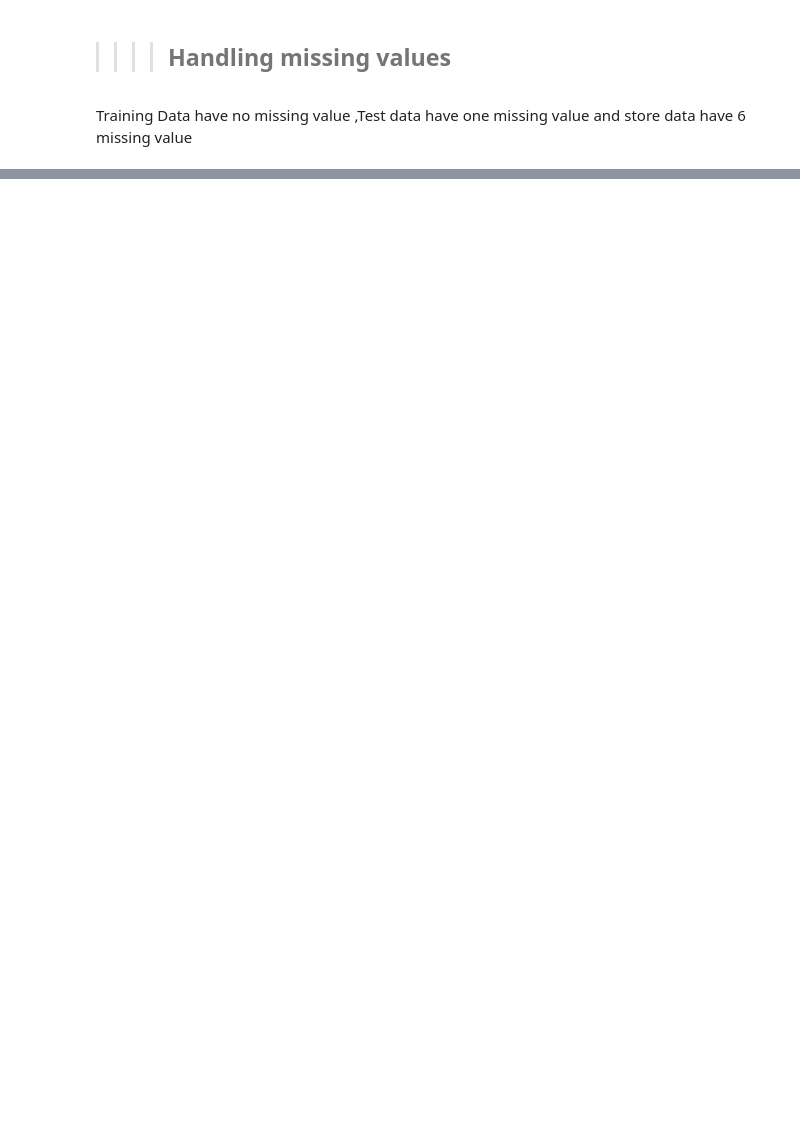
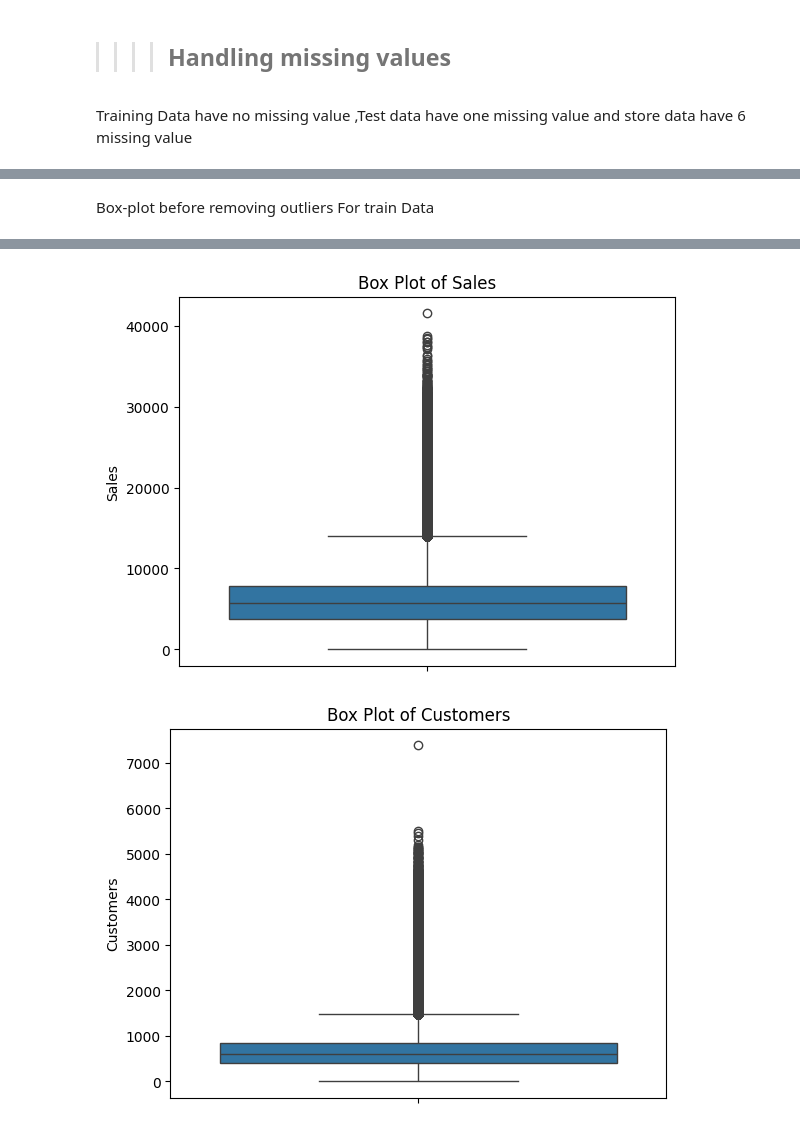
Before and after one commit to hanaDemma/Pharmaceuticals-finance-data-Analysis-week-4, a Jupyter notebook: notebooks/exploratory_analysis.ipynb, the cells around one changed output, grey strips where cells are left out. Saved outputs shown, nothing was run; the diff lists cells and outputs as text; code cells hidden in the pictures; blank space fills up the shorter version.

Commit message:
check outlier

```diff
--- a/notebooks/exploratory_analysis.ipynb
+++ b/notebooks/exploratory_analysis.ipynb
@@ -252,0 +268,6 @@ store_data.head(10)
+# %% [markdown]
+Box-plot before removing outliers For train Data
+# %%
+from scripts.data_cleaning import boxPlotForDetectOutliers
+boxPlotForDetectOutliers(train_data,['Sales','Customers'])
+# %% [output]
@@ -252,0 +276,2 @@ store_data.head(10)
+[figure, added]
+[figure, added]
```
Also changed, not shown: parts of 19 cells of this notebook, 2 other files.
